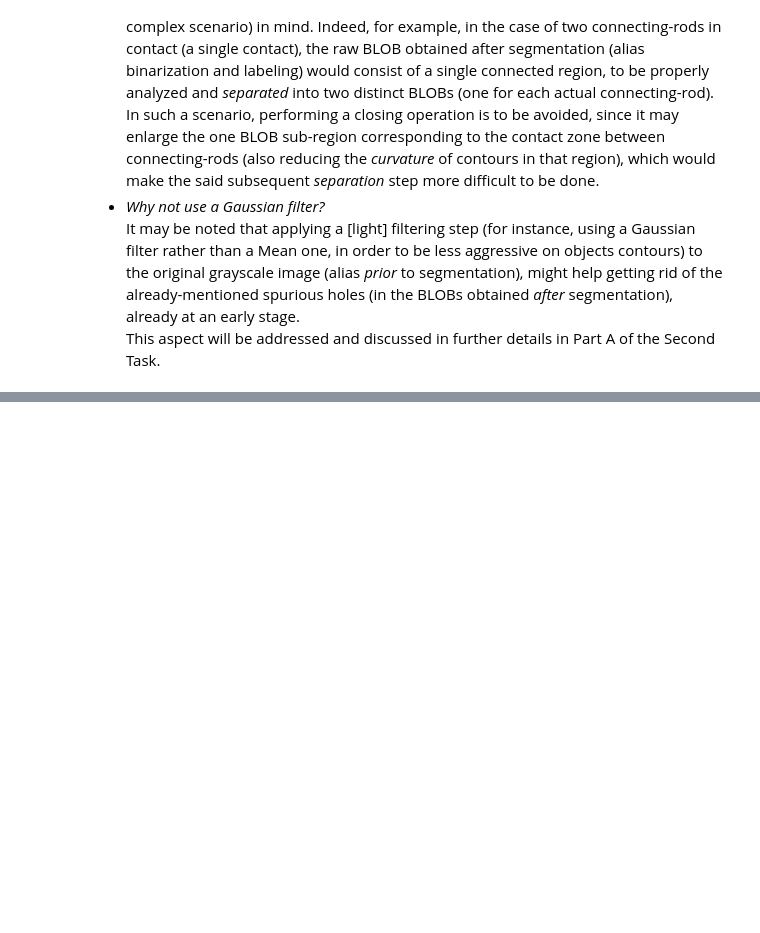
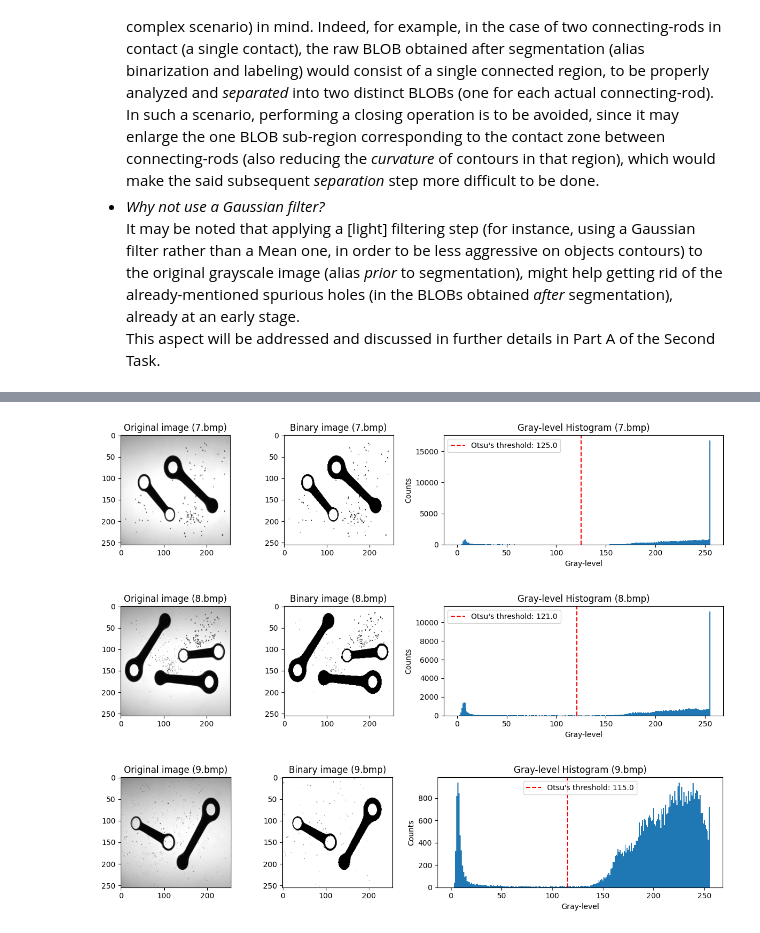
Before and after one commit to VincenzoLomba/ImageProcessingAndComputerVision, a Jupyter notebook: pythonvenv/src/project/project11VincenzoLombardi.ipynb, the cells around one changed output, grey strips where cells are left out. Drawn from its saved outputs; the diff is of its cells as text; code cells hidden in the pictures; blank space fills up the shorter version.

```diff
--- a/pythonvenv/src/project/project11VincenzoLombardi.ipynb
+++ b/pythonvenv/src/project/project11VincenzoLombardi.ipynb
@@ -41,20 +41,24 @@ importlib.reload(miscellaneous) # Be sure to load the latest version of our "mis
 import cv2, numpy as np
 
 imagesNames, images = miscellaneous.loadImages(miscellaneous.Task.FIRST_TASK)
-binaryImages = []; histograms = []; otsuThresholds = []
-for image in images:
-    hist, _ = np.histogram(image.flatten(), bins = 256, range = [0,256])
-    otsuThreshold, binaryImage = cv2.threshold(
-        image,               # Input image (grayscale)
-        0,                   # Threshold value (not used when using Otsu's method, so set to 0)
-        255,                 # Value to be assigned to pixels ABOVE the threshold
-        cv2.THRESH_BINARY +  # First Flag, indicates binary thresholding (default Flag, specified here only for clarity)
-        cv2.THRESH_OTSU      # Second flag, indicates relying on Otsu's algorithm (to determine the optimal threshold value)
-    )                        # BKG will be associated to 255 (white), FRG/BLOB will be associated to 0 (black)
-                             # (beacuse we're supposing that in the original image BKG is white-like and GRG/BLOBs are black-like)
-    binaryImages.append(binaryImage)
-    histograms.append(hist)
-    otsuThresholds.append(otsuThreshold)
+def binarizationStep(images):
+    binaryImages = []; histograms = []; otsuThresholds = []
+    for image in images:
+        hist, _ = np.histogram(image.flatten(), bins = 256, range = [0,256])
+        otsuThreshold, binaryImage = cv2.threshold(
+            image,               # Input image (grayscale)
+            0,                   # Threshold value (not used when using Otsu's method, so set to 0)
+            255,                 # Value to be assigned to pixels ABOVE the threshold
+            cv2.THRESH_BINARY +  # First Flag, indicates binary thresholding (default Flag, specified here only for clarity)
+            cv2.THRESH_OTSU      # Second flag, indicates relying on Otsu's algorithm (to determine the optimal threshold value)
+        )                        # BKG will be associated to 255 (white), FRG/BLOB will be associated to 0 (black)
+                                    # (beacuse we're supposing that in the original image BKG is white-like and GRG/BLOBs are black-like)
+        binaryImages.append(binaryImage)
+        histograms.append(hist)
+        otsuThresholds.append(otsuThreshold)
+    return binaryImages, histograms, otsuThresholds
+
+binaryImages, histograms, otsuThresholds = binarizationStep(images)
 # %% [markdown]
 The obtained results confirm the capability to work with lighting sources of different power, as shown in the following example figures:
 # %%
@@ -333,0 +353,11 @@ Per oggi ci fermiamo qua, che ho sonno. prossimo step, fare vedere la rod rovian
+# %%
+imagesNames, images = miscellaneous.loadImages(miscellaneous.Task.SECOND_TASK)
+indices = [6, 7, 8] # Indexes to be used only for visualization purposes within this Jupyter Notebook file
+iNames = [imagesNames[i] for i in indices]
+imgs = [images[i] for i in indices]
+bImgs, histograms, otsuThresholds = binarizationStep(imgs)
+plotter.plotBinarizationResults([0, 1, 2], iNames, imgs, bImgs, histograms, otsuThresholds)
+# %% [output]
+[figure, added]
+[figure, added]
+[figure, added]
```
Also changed, not shown: parts of 13 cells of this notebook, 13 other files.
